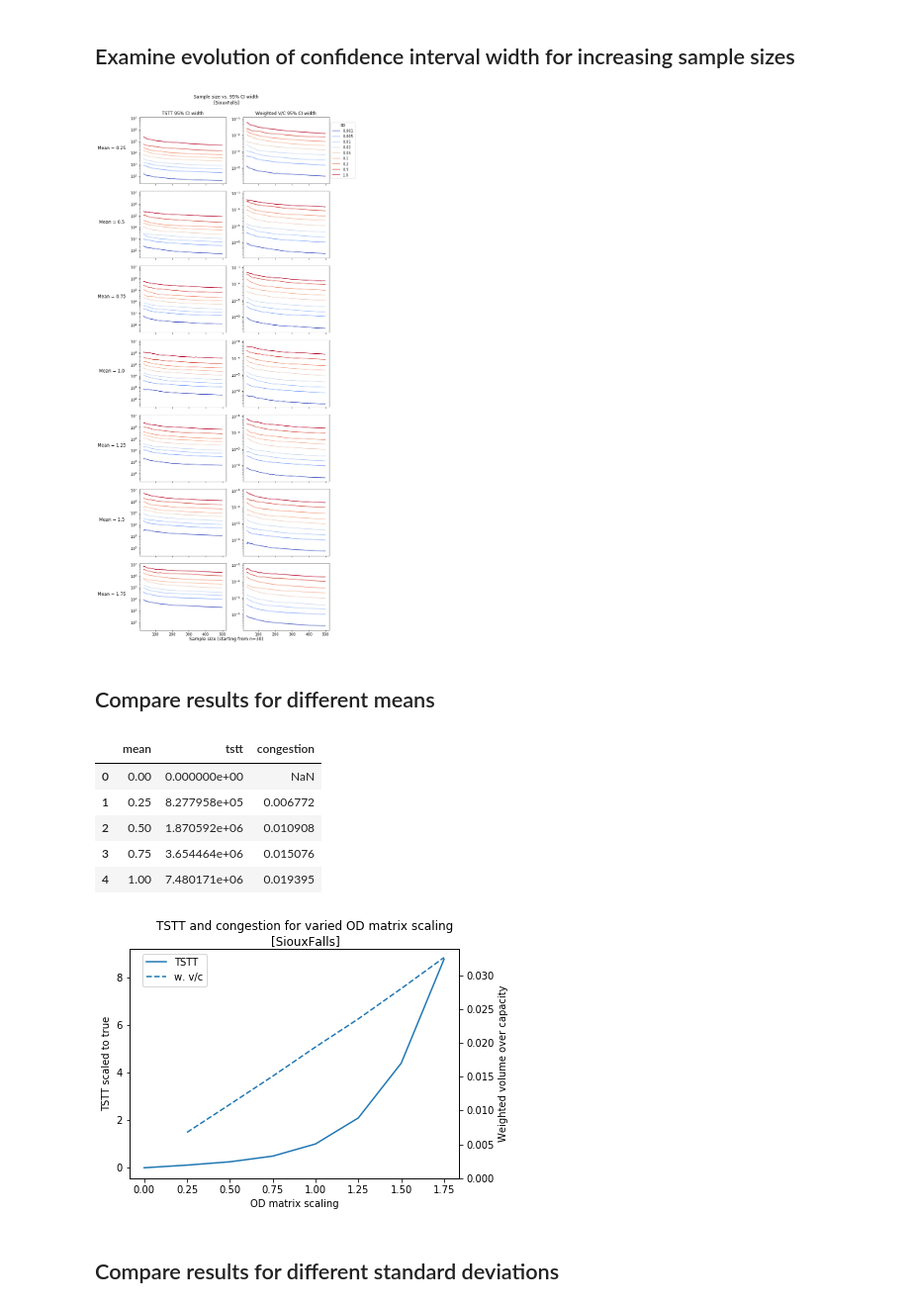
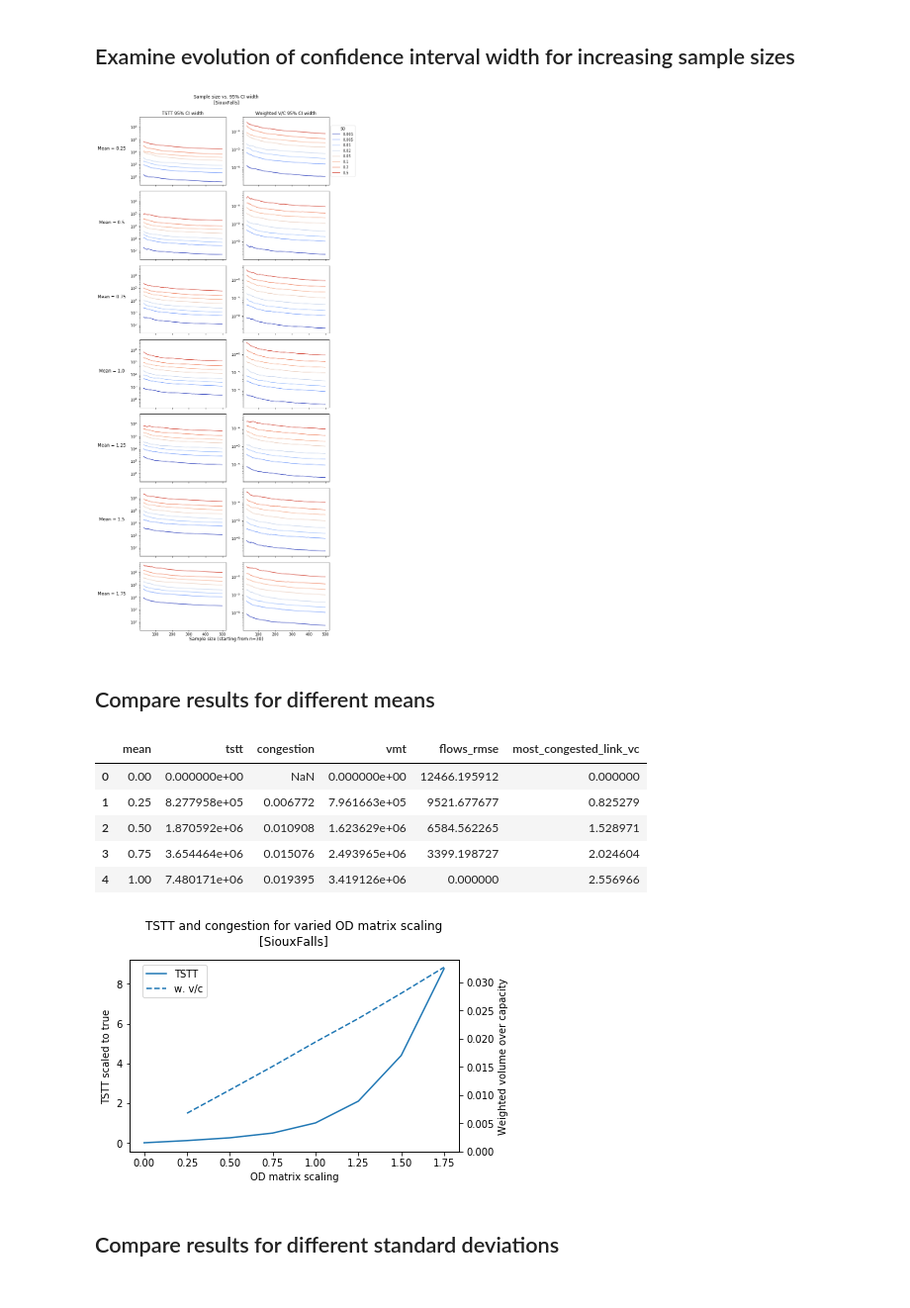
Before and after one commit to CarlinLiao/od-perturbation, a Jupyter notebook: automation.ipynb, the cells around one changed output. Shown at 99% size. Drawn from its saved outputs; the diff is of its cells as text; code cells hidden in the pictures.

```diff
--- a/automation.ipynb
+++ b/automation.ipynb
@@ -14,6 +14,6 @@ This is written to be run on a **Linux** machine. First pass evaluations are don
 
 # Automate TSTT calculation for an individual OD matrix perturbation
 # %%
-df, true_tstt, true_wvc = tap_trial("inputs/SiouxFalls_net.tntp", "inputs/SiouxFalls_trips.tntp", norm_mean=1, norm_sd=0, returnDataFrame=True)
-true_tstt, true_wvc
+df, true_tstt, true_wvc, true_vmt = tap_trial("inputs/SiouxFalls_net.tntp", "inputs/SiouxFalls_trips.tntp", norm_mean=1, norm_sd=0, returnDataFrame=True)
+true_tstt, true_wvc, true_vmt
 # %% [output]
@@ -191,7 +235,7 @@ df_trials.head()
 ## Examine evolution of confidence interval width for increasing sample sizes
 # %%
 def plot_ci_width_evo(df_ci_evo, net, plotFilename=None):
-    n = df_ci_evo['n'].max()+1
+    n = df_ci_evo['n'].max()
     if n<=30:
         raise ValueError('Sample size needs to be greater than 30.')
 
@@ -226,54 +270,58 @@ def plot_ci_width_evo(df_ci_evo, net, plotFilename=None):
 
 plot_ci_width_evo(df_ci_evo, net, plotFilename='output/plots/{}_widths.png'.format(net))
 # %% [output]
-[figure, old version]
+[figure, new version]
 # %% [markdown]
 ## Compare results for different means
 # %%
 means = np.arange(0,2,.25)
-reses = [tap_trial(netFilename, tripsFilename, norm_mean=mean, norm_sd=0, returnDataFrame=False) for mean in means]
-tstts = np.array([r[0] for r in reses])
-congestions = [r[1] for r in reses]
+reses = [tap_trial(netFilename, tripsFilename, norm_mean=mean, norm_sd=0,
+                   true_flows=true_flows, focus_link=true_most_congested_link_id, returnDataFrame=False) for mean in means]
+
+# TODO: vmt, pc, most congested link analysis?
 dfmeans = pd.DataFrame({
     'mean': means,
-    'tstt': tstts,
-    'congestion': congestions
+    'tstt': [r[0] for r in reses],
+    'congestion': [r[1] for r in reses],
+    'vmt': [r[2] for r in reses],
+    'flows_rmse': [r[3] for r in reses],
+    'most_congested_link_vc': [r[4] for r in reses]
 })
 dfmeans.to_csv('output/data/{}_trials_means_only.csv'.format(net), index=False)
 dfmeans.head()
 # %% [output]
-|  | mean | tstt | congestion |
-| 0 | 0.00 | 0.000000e+00 | NaN |
-| 1 | 0.25 | 8.277958e+05 | 0.006772 |
-| 2 | 0.50 | 1.870592e+06 | 0.010908 |
-| 3 | 0.75 | 3.654464e+06 | 0.015076 |
-| 4 | 1.00 | 7.480171e+06 | 0.019395 |
+|  | mean | tstt | congestion | vmt | flows_rmse | most_congested_link_vc |
+| 0 | 0.00 | 0.000000e+00 | NaN | 0.000000e+00 | 12466.195912 | 0.000000 |
+| 1 | 0.25 | 8.277958e+05 | 0.006772 | 7.961663e+05 | 9521.677677 | 0.825279 |
+| 2 | 0.50 | 1.870592e+06 | 0.010908 | 1.623629e+06 | 6584.562265 | 1.528971 |
+| 3 | 0.75 | 3.654464e+06 | 0.015076 | 2.493965e+06 | 3399.198727 | 2.024604 |
+| 4 | 1.00 | 7.480171e+06 | 0.019395 | 3.419126e+06 | 0.000000 | 2.556966 |
 # %%
-def tstt_wvc_plot(inputs, tstts, congestions, input_name, net, log_input=False, log_tstt=False, output_fig_name=None):
+def tstt_wvc_plot(df, input_key, input_name, net, log_input=False, log_tstt=False, output_fig_name=None):
     fig, ax1 = plt.subplots()
     ax1.set_xlabel(input_name)
     ax1.set_ylabel('TSTT scaled to true')
-    ax1.plot(inputs, tstts, label='TSTT')
+    ax1.plot(df[input_key], df['tstt']/(df.loc[df['mean']==1,'tstt'].values if input_key=='mean' else 1), label='TSTT')
     if log_input:
         ax1.set_xscale('log')
     if log_tstt:
         ax1.set_yscale('log')
 
     ax2 = ax1.twinx()
     ax2.set_ylabel('Weighted volume over capacity')
-    ax2.plot(inputs, congestions, linestyle='--', label='w. v/c')
+    ax2.plot(df[input_key], df['congestion'], linestyle='--', label='w. v/c')
     ax2.set_ylim(bottom=0)
 
     fig.legend(loc=1, bbox_to_anchor=(0.25,1), bbox_transform=ax1.transAxes)
-    fig.suptitle('TSTT and congestion for varied {}\n[{}]'.format(input_name,net), y=1.05)
+    ax1.set_title('TSTT and congestion for varied {}\n[{}]'.format(input_name,net), y=1.05)
     fig.tight_layout()
     if output_fig_name:
         plt.savefig(output_fig_name, dpi='figure')
     plt.show()
 
-tstt_wvc_plot(means, tstts/true_tstt, congestions, 'OD matrix scaling', net, log_tstt=False, output_fig_name='output/plots/{}_mean_scaling.png'.format(net))
+tstt_wvc_plot(dfmeans, 'mean', 'OD matrix scaling', net, log_tstt=False, output_fig_name='output/plots/{}_mean_scaling.png'.format(net))
 # %% [output]
-[figure, old version]
+[figure, new version]
 # %% [markdown]
 ## Compare results for different standard deviations
 # %%
```
Also changed, not shown: parts of 12 cells of this notebook, 2 other files.
